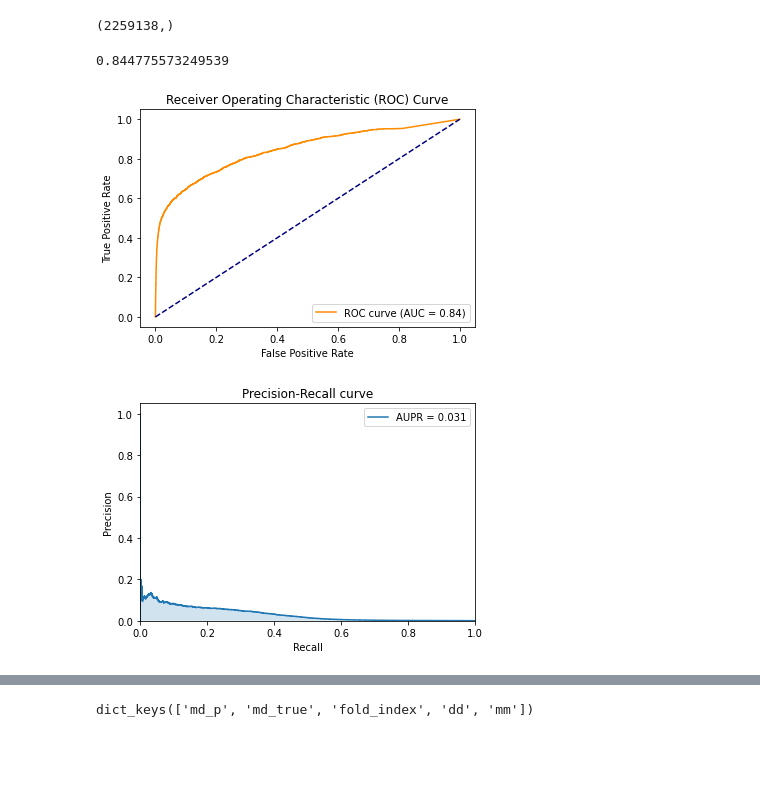
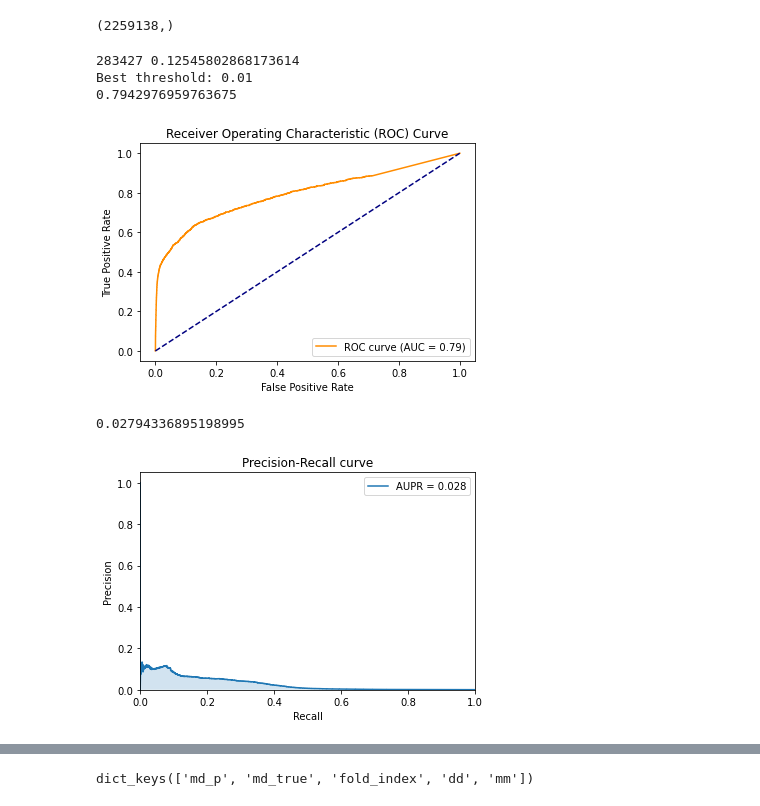
Before and after one commit to Yee686/MVCMDA, a Jupyter notebook: metric.ipynb, the cells around one changed output, grey strips where cells are left out. Drawn from its saved outputs; the diff is of its cells as text; code cells hidden in the pictures; blank space fills up the shorter version.

```diff
--- a/metric.ipynb
+++ b/metric.ipynb
@@ -18,5 +21,6 @@ GCN_10FoldCV_230420_[lr]0.0001_[wd]0_[ep]250_[cvMthd]elem_[miRDim]96_[drugDim]96
 # %%
-score = np.load("Prediction/Compare/{}".format("SAGE_10FoldCV_230420_[lr]0.0001_[wd]0_[ep]250_[cvMthd]elem_[miRDim]128_[drugDim]128_[kFdim]48.npy")).reshape(-1)
+score = np.load("{}".format("/mnt/yzy/NIMCGCN/Prediction/Compare/{}"
+                            .format("SAGE_10FoldCV_230422_[lr]0.0001_[wd]0_[ep]150_[cvMthd]elem_[miRDim]48_[drugDim]48_[kFdim]48_[alpha]0.2_[loss]CONTRASTIVE.npy"))).reshape(-1)
 score.shape
 # %% [output]
 (2259138,)
@@ -26,25 +30,34 @@ label.shape
 # %% [output]
 (2259138,)
 # %%
-fpr, tpr, _ = mt.roc_curve(label, score)
+fpr, tpr, thresholds = mt.roc_curve(label, score)
+best_idx = np.argmax(tpr - fpr)
+best_threshold = thresholds[best_idx]
 
+# 将模型输出映射为二分类标签
+y_pred = (score >= best_threshold).astype(int)
+print(sum(y_pred),sum(y_pred)/2259138)
+print(f'Best threshold: {best_threshold:.2f}')
 # 计算 AUC
 roc_auc = auc(fpr, tpr)
 print(roc_auc)
 # 绘制 ROC 曲线
 plt.plot(fpr, tpr, color='darkorange', label=f'ROC curve (AUC = {roc_auc:.2f})')
 plt.plot([0, 1], [0, 1], color='navy', linestyle='--')
 plt.xlabel('False Positive Rate')
 plt.ylabel('True Positive Rate')
 plt.title('Receiver Operating Characteristic (ROC) Curve')
 plt.legend(loc='lower right')
 plt.show()
 # %% [output]
-0.844775573249539
+283427 0.12545802868173614
+Best threshold: 0.01
+0.7942976959763675
-[figure, old version]
+[figure, new version]
 # %%
 precision, recall, thresholds = mt.precision_recall_curve(label, score)
 aupr = auc(recall, precision)
+print(aupr)
 plt.plot(recall, precision, label='AUPR = %.3f' % aupr)
 plt.fill_between(recall, precision, alpha=0.2)
 plt.xlabel('Recall')
@@ -55,4 +68,5 @@ plt.title('Precision-Recall curve')
 plt.legend(loc='upper right')
 plt.show()
 # %% [output]
+0.02794336895198995
-[figure, old version]
+[figure, new version]
```
Also changed, not shown: parts of 13 cells of this notebook, 2 other files.
